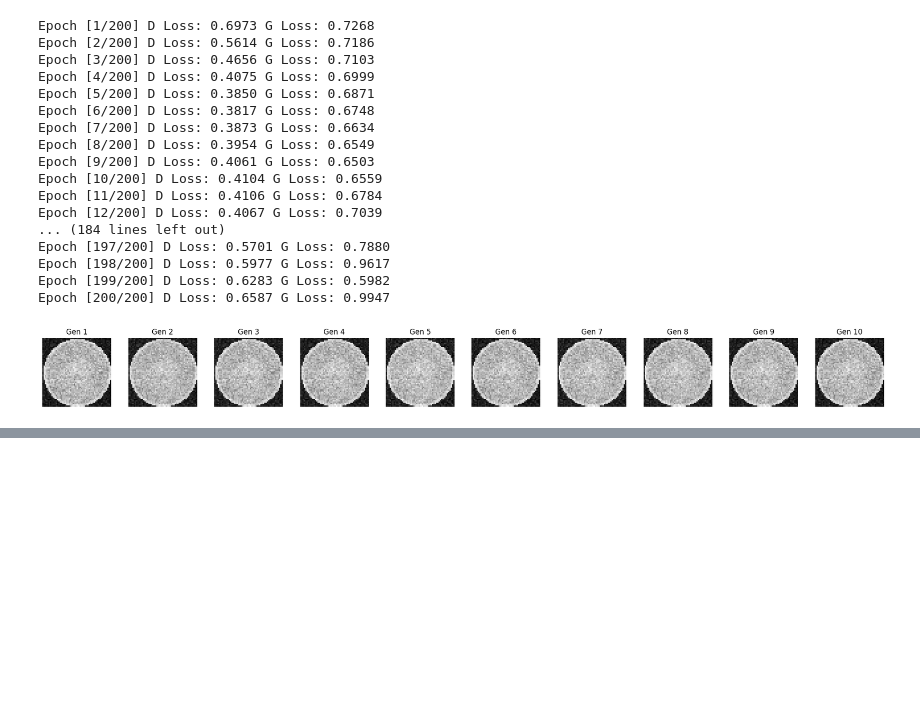
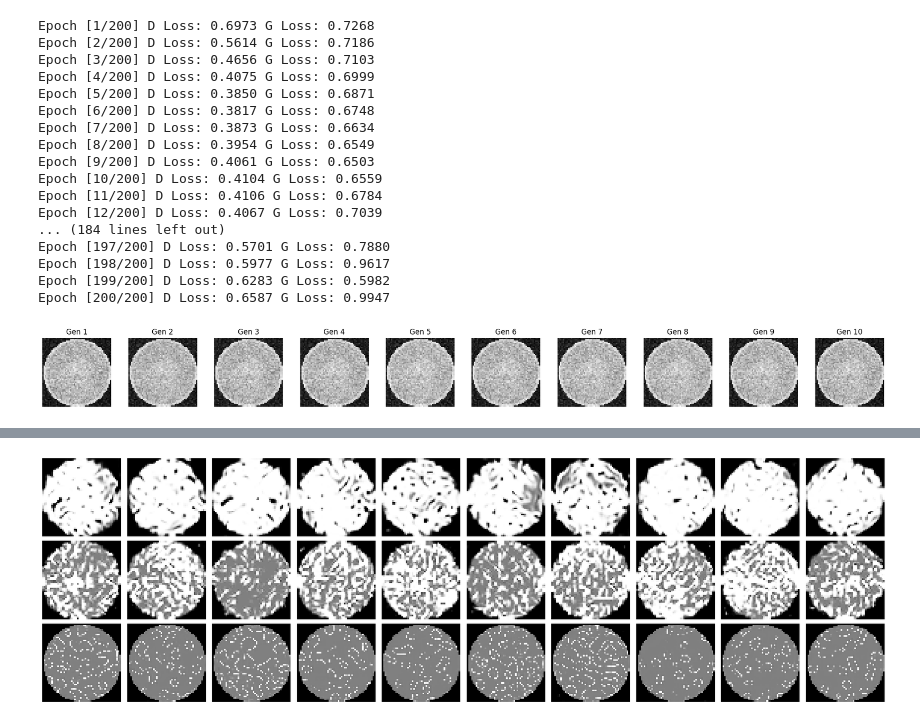
Before and after one commit to LRoss-04/WaferDetectionInitial, a Jupyter notebook: DefectDetection.ipynb, the cells around one changed output, grey strips where cells are left out. Cells and saved outputs as stored; diff of their text form; code cells hidden in the pictures; blank space fills up the shorter version.

```diff
--- a/DefectDetection.ipynb
+++ b/DefectDetection.ipynb
@@ -1029,0 +1056,17 @@ RuntimeError: Sizes of tensors must match except in dimension 1. Expected size 7
+# %%
+# Dictionary to store trained GAN for each class
+trained_gans = {}
+
+for class_idx in target_classes:
+    print(f"\n--- Training GAN for Class {class_idx+1} ---")
+    gan_model = WGANGPModel(
+        data_loader=class_loaders[class_idx],
+        num_epochs=1000,
+        batch_size=64,
+        lambda_gp=10,
+        n_critic=5,
+        name=f"class_{class_idx+1}"
+    )
+    gan_model.train()
+    trained_gans[class_idx] = gan_model
+    print(f"Class {class_idx+1} GAN training complete")
@@ -1029,0 +1092,17 @@ RuntimeError: Sizes of tensors must match except in dimension 1. Expected size 7
+# %%
+class_names = ['C1', 'C2', 'C3', 'C4', 'C5', 'C6', 'C7', 'C8', 'C9']
+
+fig, axes = plt.subplots(len(target_classes), 10, figsize=(20, 6))
+
+for row, class_idx in enumerate(target_classes):
+    generated = trained_gans[class_idx].generate(10)
+    for col in range(10):
+        axes[row, col].imshow(generated[col].squeeze(), cmap='gray')
+        axes[row, col].axis('off')
+        if col == 0:
+            axes[row, col].set_ylabel(class_names[class_idx], fontsize=12)
+
+plt.tight_layout()
+plt.show()
+# %% [output]
+[figure, added]
```
Also changed, not shown: parts of 13 cells of this notebook.
